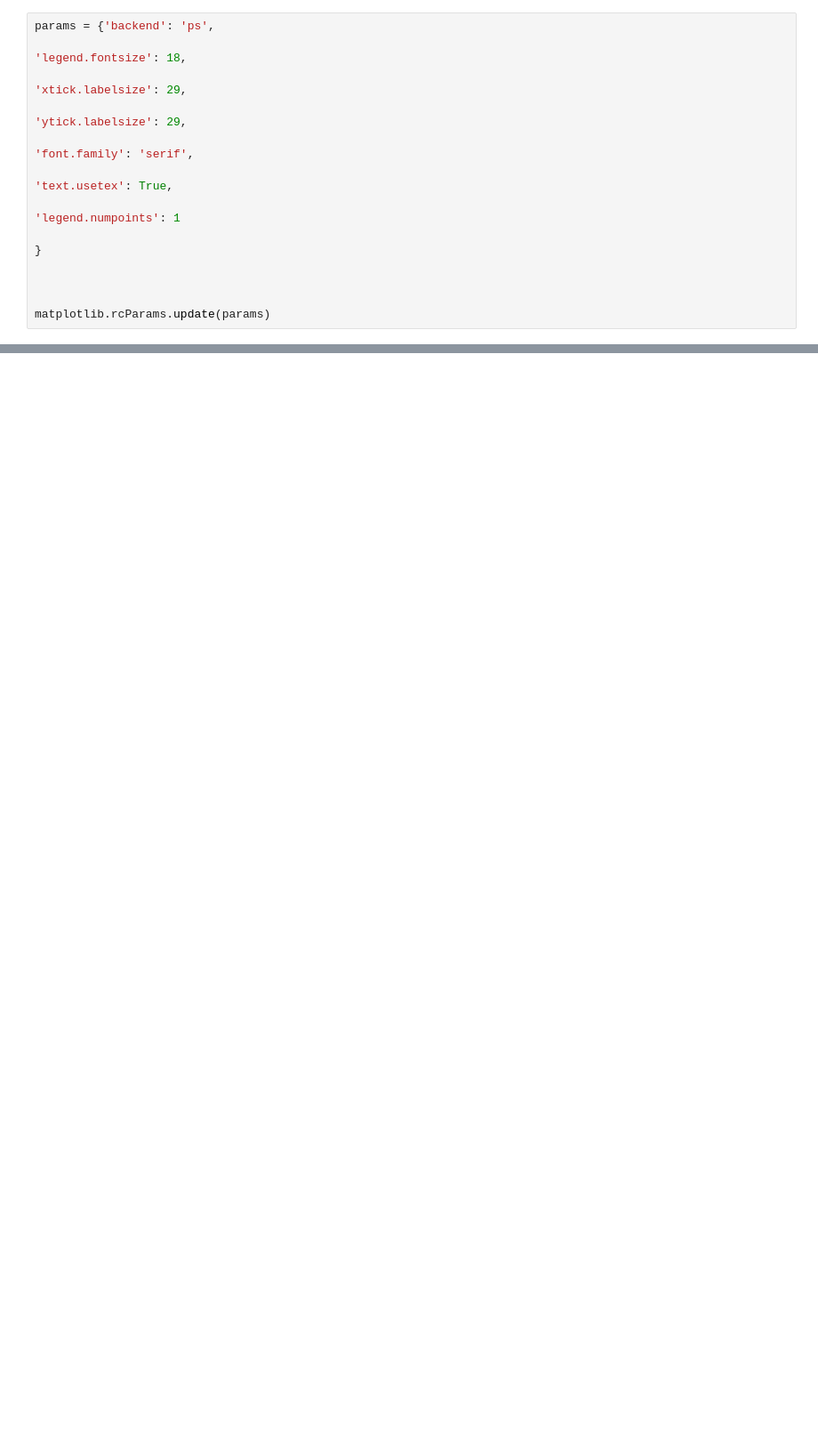
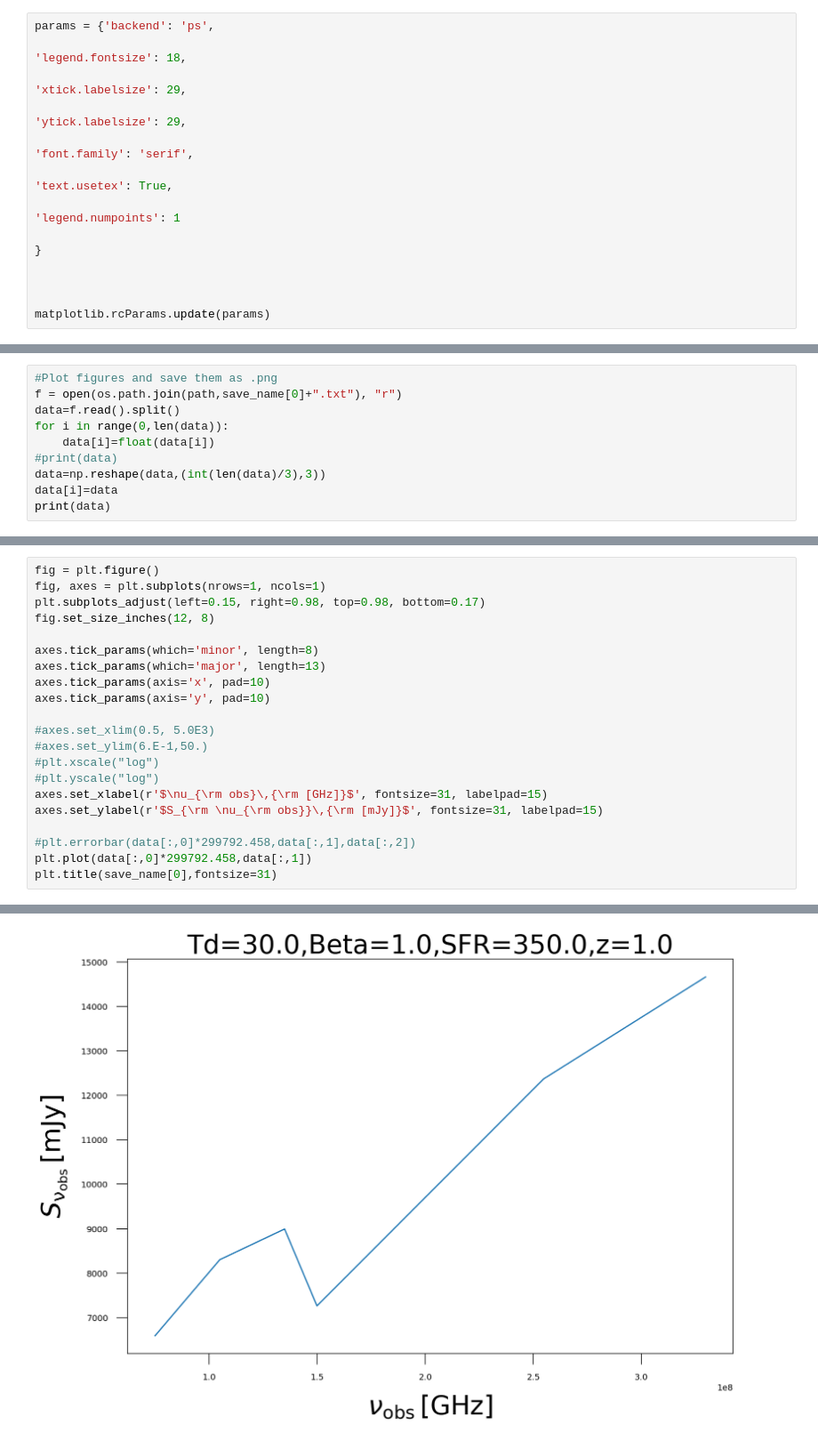
Before and after one commit to MalteBrinch/syntheticSED, a Jupyter notebook: SampleSED.ipynb, the cells around one changed output, grey strips where cells are left out. Shown at 89% size. Cells and saved outputs as stored; diff of their text form; blank space fills up the shorter version.

```diff
--- a/SampleSED.ipynb
+++ b/SampleSED.ipynb
@@ -119,0 +165,10 @@ Td=45.0,Beta=1.5,SFR=350.0,z=6.0
+# %%
+#Plot figures and save them as .png
+f = open(os.path.join(path,save_name[0]+".txt"), "r")
+data=f.read().split()
+for i in range(0,len(data)):
+    data[i]=float(data[i])
+#print(data)
+data=np.reshape(data,(int(len(data)/3),3))
+data[i]=data
+print(data)
@@ -119,0 +192,22 @@ Td=45.0,Beta=1.5,SFR=350.0,z=6.0
+# %%
+fig = plt.figure()
+fig, axes = plt.subplots(nrows=1, ncols=1)
+plt.subplots_adjust(left=0.15, right=0.98, top=0.98, bottom=0.17)
+fig.set_size_inches(12, 8)
+
+axes.tick_params(which='minor', length=8)
+axes.tick_params(which='major', length=13)
+axes.tick_params(axis='x', pad=10)
+axes.tick_params(axis='y', pad=10)
+
+#axes.set_xlim(0.5, 5.0E3)
+#axes.set_ylim(6.E-1,50.)
+#plt.xscale("log")
+#plt.yscale("log")
+axes.set_xlabel(r'$\nu_{\rm obs}\,{\rm [GHz]}$', fontsize=31, labelpad=15)
+axes.set_ylabel(r'$S_{\rm \nu_{\rm obs}}\,{\rm [mJy]}$', fontsize=31, labelpad=15)
+
+#plt.errorbar(data[:,0]*299792.458,data[:,1],data[:,2])
+plt.plot(data[:,0]*299792.458,data[:,1])
+plt.title(save_name[0],fontsize=31)
+# %% [output]
@@ -120,3 +216,4 @@ Td=45.0,Beta=1.5,SFR=350.0,z=6.0
+[figure, added]
 # %%
 """Generate and plots SED with 1mm and 850um limits"""
 
```
Also changed, not shown: parts of 8 cells of this notebook.
